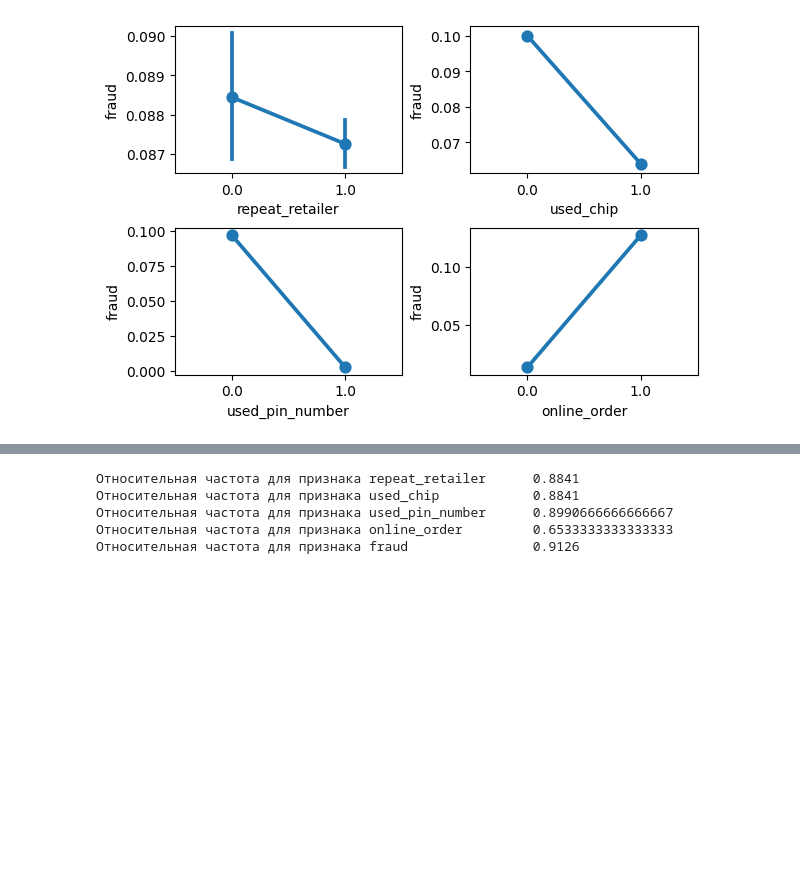
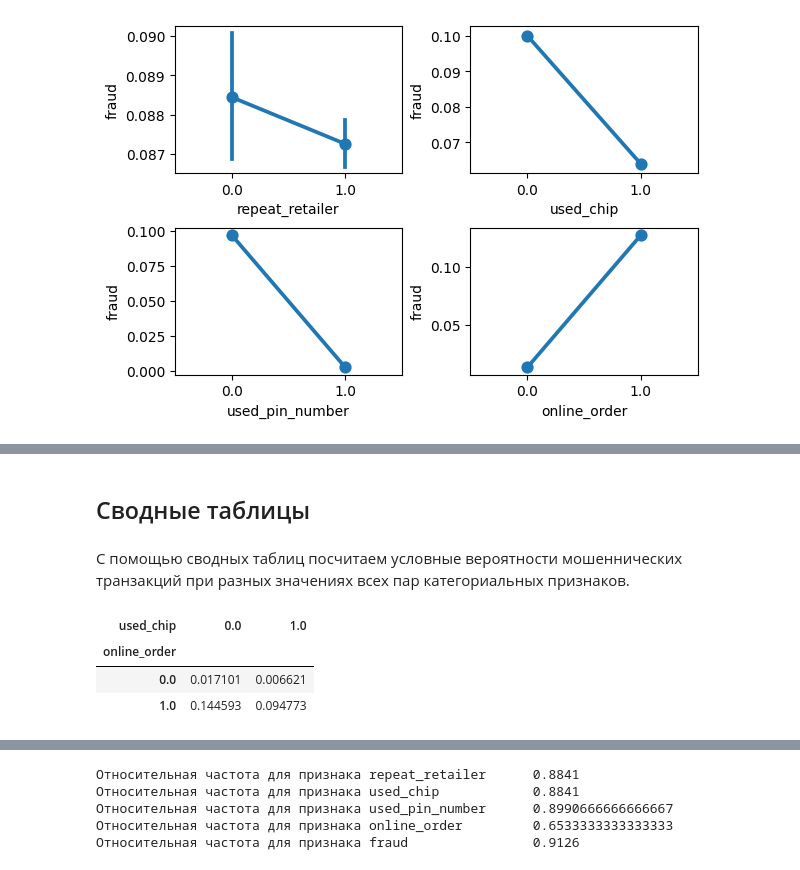
Before and after one commit to antohachekhov/Credit-Card-Fraud, a Jupyter notebook: eda_dataset.ipynb, the cells around one changed output, grey strips where cells are left out. Cells and saved outputs as stored; diff of their text form; code cells hidden in the pictures; blank space fills up the shorter version.

```diff
--- a/eda_dataset.ipynb
+++ b/eda_dataset.ipynb
@@ -540,0 +288,12 @@ Correlation for larger outliers in outlier_ratio_to_median_purchase_price and ou
+# %% [markdown]
+## Сводные таблицы
+# %% [markdown]
+С помощью сводных таблиц посчитаем условные вероятности мошеннических транзакций при разных значениях всех пар категориальных признаков.
+# %%
+dataset["fraud"] = dataset["fraud"].astype(int)
+dataset.pivot_table(values="fraud", index="online_order", columns="used_chip", aggfunc="mean", observed=True)
+# %% [output]
+| used_chip | 0.0 | 1.0 |
+| online_order |  |  |
+| 0.0 | 0.017101 | 0.006621 |
+| 1.0 | 0.144593 | 0.094773 |
```
Also changed, not shown: parts of 43 cells of this notebook.
